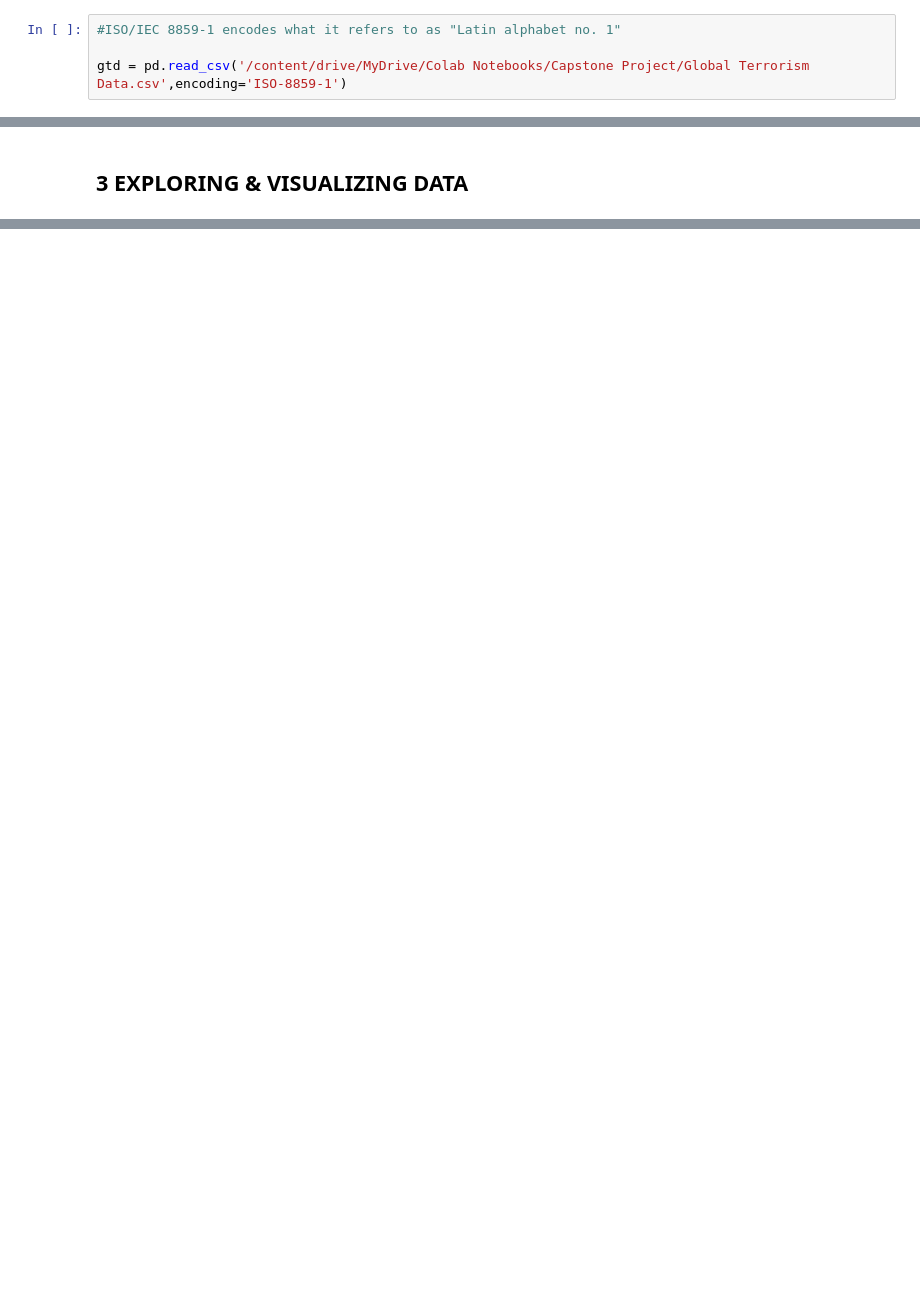
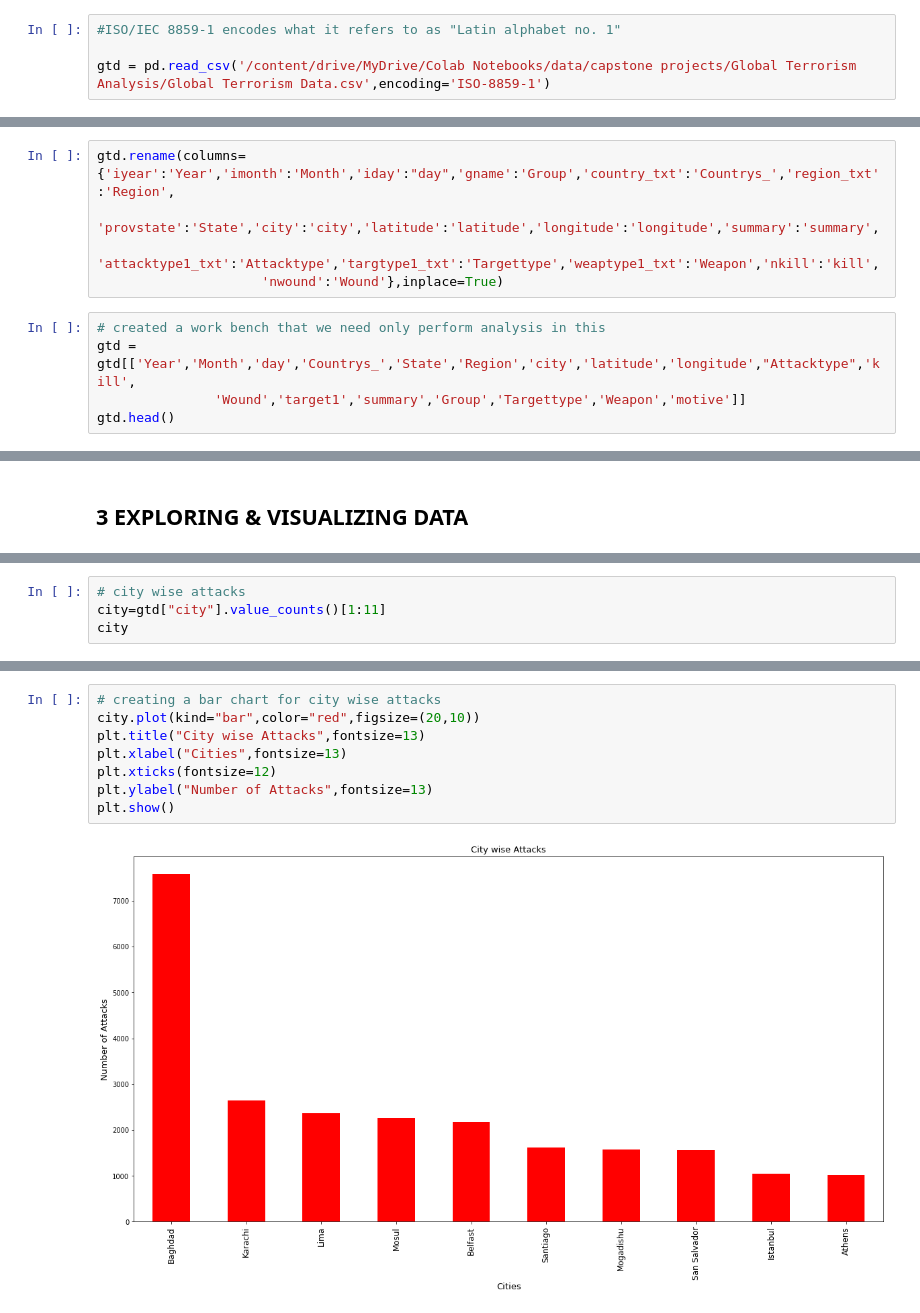
Before and after one commit to vicksypython/gbd-analysis, a Jupyter notebook: Copy_of_Global_Terrorism_Analysis_Capstone_Project.ipynb, the cells around one changed output, grey strips where cells are left out. Drawn from its saved outputs; the diff is of its cells as text; blank space fills up the shorter version.

```diff
--- a/Copy_of_Global_Terrorism_Analysis_Capstone_Project.ipynb
+++ b/Copy_of_Global_Terrorism_Analysis_Capstone_Project.ipynb
@@ -22,7 +22,7 @@ Mounted at /content/drive
 # %%
 #ISO/IEC 8859-1 encodes what it refers to as "Latin alphabet no. 1"
 
-gtd = pd.read_csv('/content/drive/MyDrive/Colab Notebooks/Capstone Project/Global Terrorism Data.csv',encoding='ISO-8859-1')
+gtd = pd.read_csv('/content/drive/MyDrive/Colab Notebooks/data/capstone projects/Global Terrorism Analysis/Global Terrorism Data.csv',encoding='ISO-8859-1')
 # %% [markdown]
 For given data set, each column is demanding very high memory, pandas tries to determine what dtype to set by analyzing the data in each column.
 # %%
@@ -106,3 +90,13 @@ gtd.head(3)
 | 0 | 197000000001 | 1970 | 7 | 2 | 0 | 58 | Dominican Republic | 2 | Central America & Caribbean | NaN | ... |
 | 1 | 197000000002 | 1970 | 0 | 0 | 0 | 130 | Mexico | 1 | North America | Federal | ... |
 | 2 | 197001000001 | 1970 | 1 | 0 | 0 | 160 | Philippines | 5 | Southeast Asia | Tarlac | ... |
+# %%
+gtd.rename(columns={'iyear':'Year','imonth':'Month','iday':"day",'gname':'Group','country_txt':'Countrys_','region_txt':'Region',
+                     'provstate':'State','city':'city','latitude':'latitude','longitude':'longitude','summary':'summary',
+                     'attacktype1_txt':'Attacktype','targtype1_txt':'Targettype','weaptype1_txt':'Weapon','nkill':'kill',
+                     'nwound':'Wound'},inplace=True)
+# %%
+# created a work bench that we need only perform analysis in this
+gtd = gtd[['Year','Month','day','Countrys_','State','Region','city','latitude','longitude',"Attacktype",'kill',
+               'Wound','target1','summary','Group','Targettype','Weapon','motive']]
+gtd.head()
@@ -147,0 +165,4 @@ Name: country_txt, dtype: int64
+# %%
+# city wise attacks
+city=gtd["city"].value_counts()[1:11]
+city
@@ -147,0 +181,10 @@ Name: country_txt, dtype: int64
+# %%
+# creating a bar chart for city wise attacks
+city.plot(kind="bar",color="red",figsize=(20,10))
+plt.title("City wise Attacks",fontsize=13)
+plt.xlabel("Cities",fontsize=13)
+plt.xticks(fontsize=12)
+plt.ylabel("Number of Attacks",fontsize=13)
+plt.show()
+# %% [output]
+[figure, added]
```
Also changed, not shown: parts of 20 cells of this notebook.
